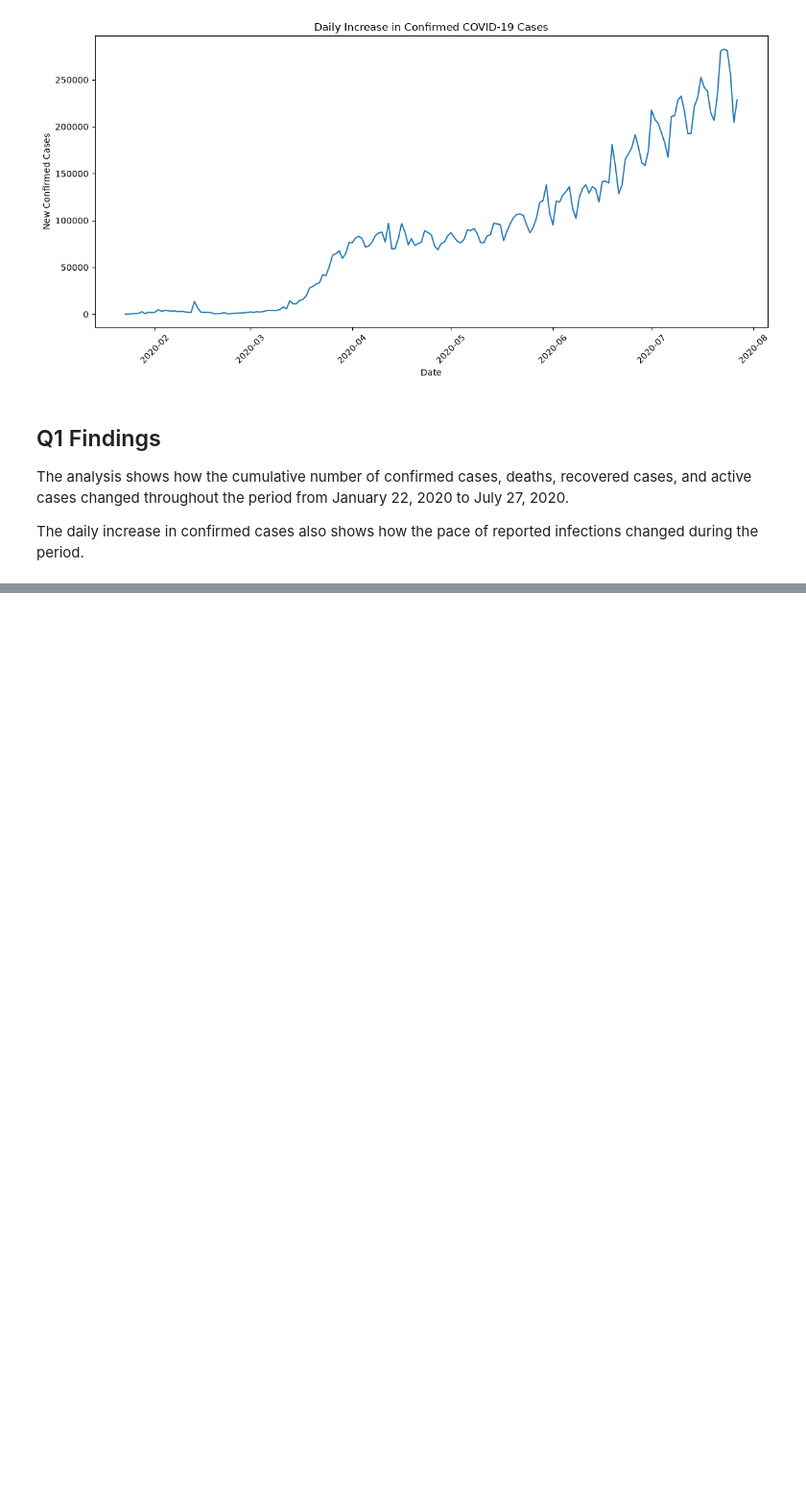
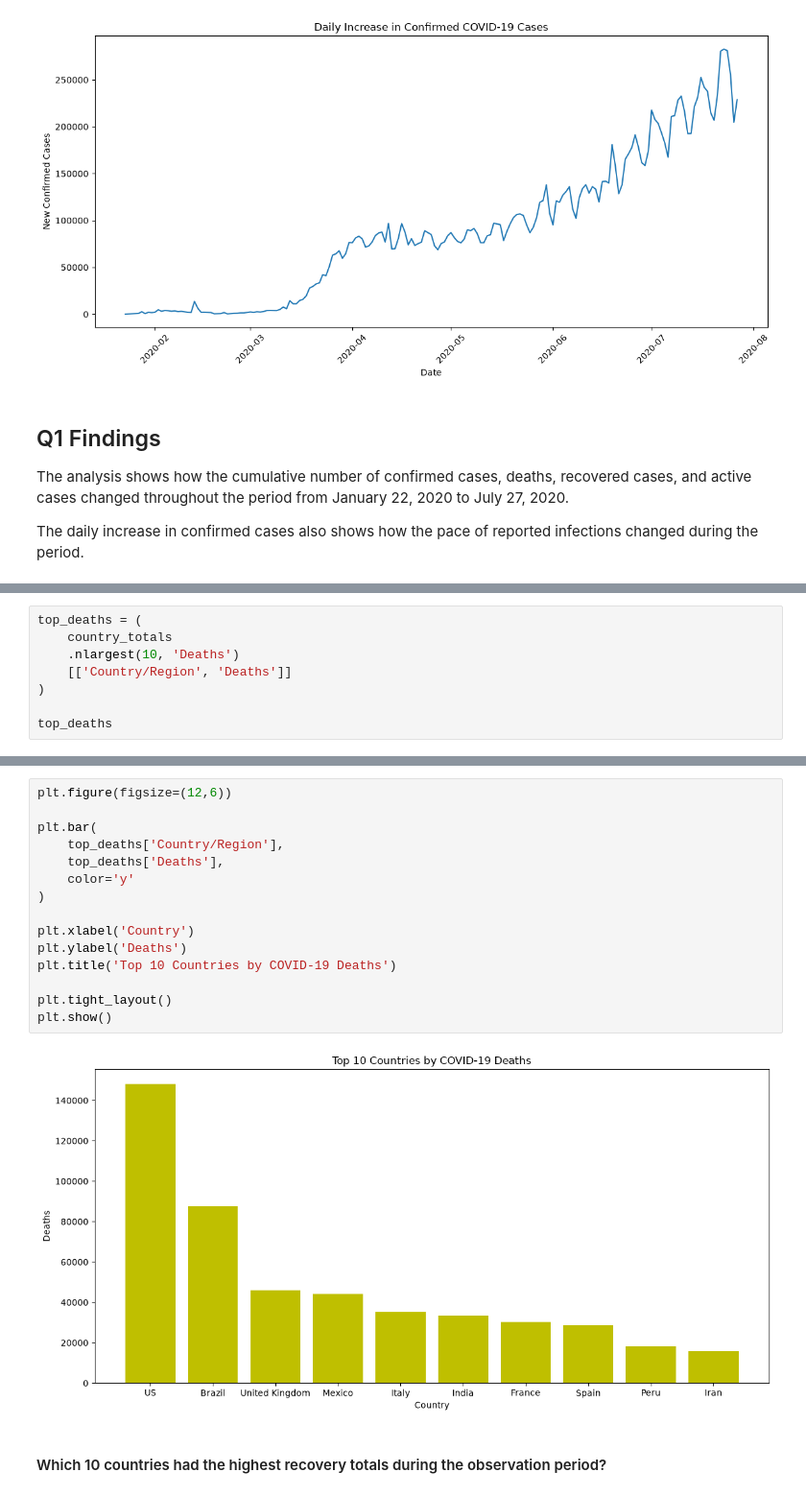
Before and after one commit to lashvv/Covid19, a Jupyter notebook: notebooks/03_analysis.ipynb, the cells around one changed output, grey strips where cells are left out. Shown at 96% size. Cells and saved outputs as stored; diff of their text form; blank space fills up the shorter version.

```diff
--- a/notebooks/03_analysis.ipynb
+++ b/notebooks/03_analysis.ipynb
@@ -131,0 +179,8 @@ reported infections changed during the period.
+# %%
+top_deaths = (
+    country_totals
+    .nlargest(10, 'Deaths')
+    [['Country/Region', 'Deaths']]
+)
+
+top_deaths
@@ -131,0 +199,19 @@ reported infections changed during the period.
+# %%
+plt.figure(figsize=(12,6))
+
+plt.bar(
+    top_deaths['Country/Region'],
+    top_deaths['Deaths'],
+    color='y'
+)
+
+plt.xlabel('Country')
+plt.ylabel('Deaths')
+plt.title('Top 10 Countries by COVID-19 Deaths')
+
+plt.tight_layout()
+plt.show()
+# %% [output]
+[figure, added]
+# %% [markdown]
+#### Which 10 countries had the highest recovery totals during the observation period?
```
Also changed, not shown: parts of 12 cells of this notebook.
